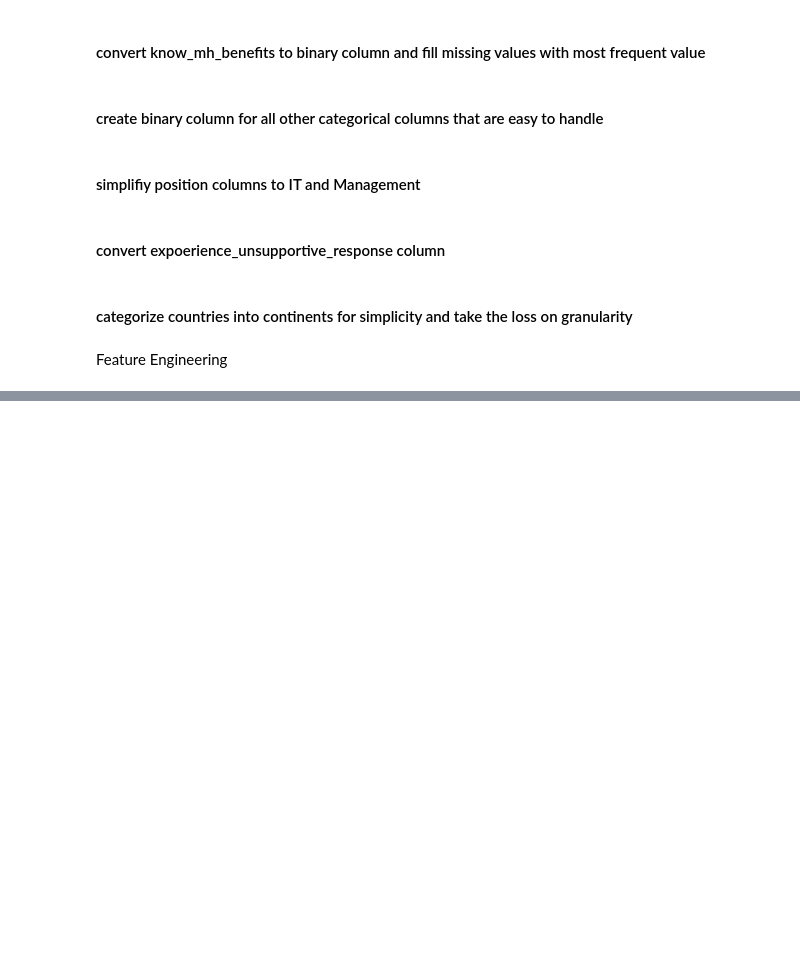
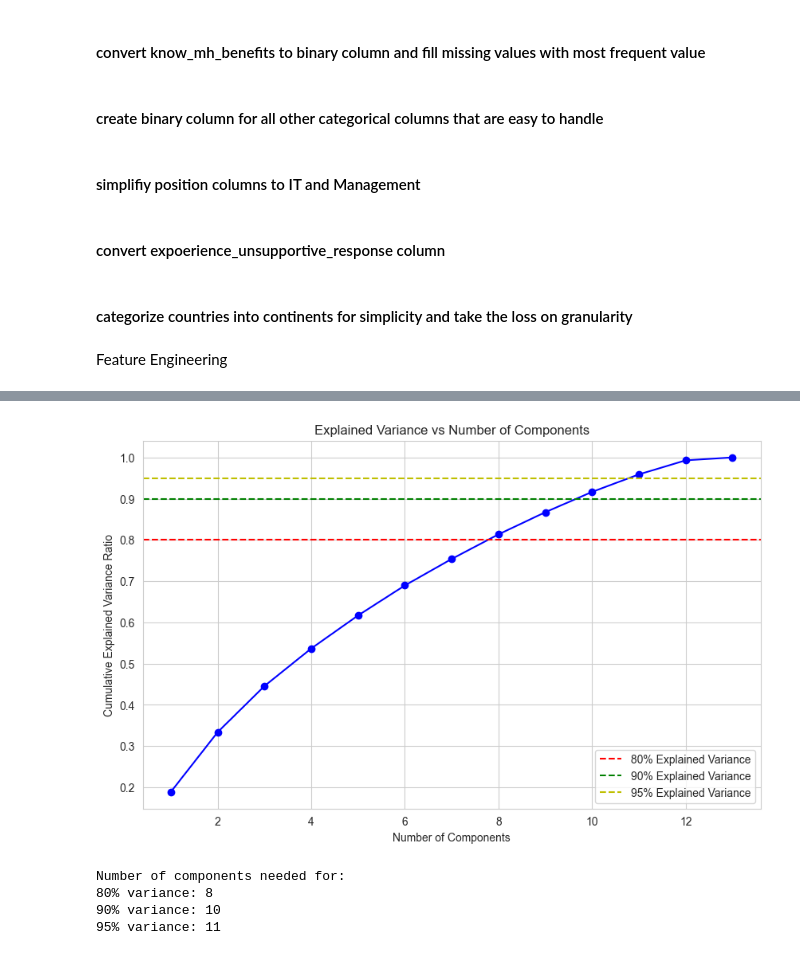
Before and after one commit to KonradKlein91/ml_unservised_learning, a Jupyter notebook: main.ipynb, the cells around one changed output, grey strips where cells are left out. Cells and saved outputs as stored; diff of their text form; code cells hidden in the pictures; blank space fills up the shorter version.

```diff
--- a/main.ipynb
+++ b/main.ipynb
@@ -2429,0 +1466,46 @@ Higher scores indicate more perceived stigma.
+# %%
+# 4. Prepare data for clustering
+scaler = StandardScaler()
+X_scaled = scaler.fit_transform(features_for_clustering)
+
+# 5. Determine optimal number of PCA components
+n_components = min(X_scaled.shape[0], X_scaled.shape[1])
+pca_test = PCA(n_components=n_components)
+pca_test.fit(X_scaled)
+
+# Plot cumulative explained variance ratio
+plt.figure(figsize=(10, 6))
+cumsum = np.cumsum(pca_test.explained_variance_ratio_)
+plt.plot(range(1, n_components + 1), cumsum, 'bo-')
+
+# Add multiple threshold lines
+plt.axhline(y=0.80, color='r', linestyle='--', label='80% Explained Variance')
+plt.axhline(y=0.90, color='g', linestyle='--', label='90% Explained Variance')
+plt.axhline(y=0.95, color='y', linestyle='--', label='95% Explained Variance')
+
+plt.xlabel('Number of Components')
+plt.ylabel('Cumulative Explained Variance Ratio')
+plt.title('Explained Variance vs Number of Components')
+plt.legend()
+plt.grid(True)
+plt.show()
+
+# Print the number of components needed for each threshold
+n_components_80 = np.argmax(cumsum >= 0.80) + 1
+n_components_90 = np.argmax(cumsum >= 0.90) + 1
+n_components_95 = np.argmax(cumsum >= 0.95) + 1
+
+print(f"\nNumber of components needed for:")
+print(f"80% variance: {n_components_80}")
+print(f"90% variance: {n_components_90}")
+print(f"95% variance: {n_components_95}")
+
+# 6. Apply PCA with chosen number of components (let's use 80% threshold as example)
+pca = PCA(n_components=8, random_state=42)
+X_pca = pca.fit_transform(X_scaled)
+# %% [output]
+[figure, added]
+Number of components needed for:
+80% variance: 8
+90% variance: 10
+95% variance: 11
```
Also changed, not shown: parts of 38 cells of this notebook.
